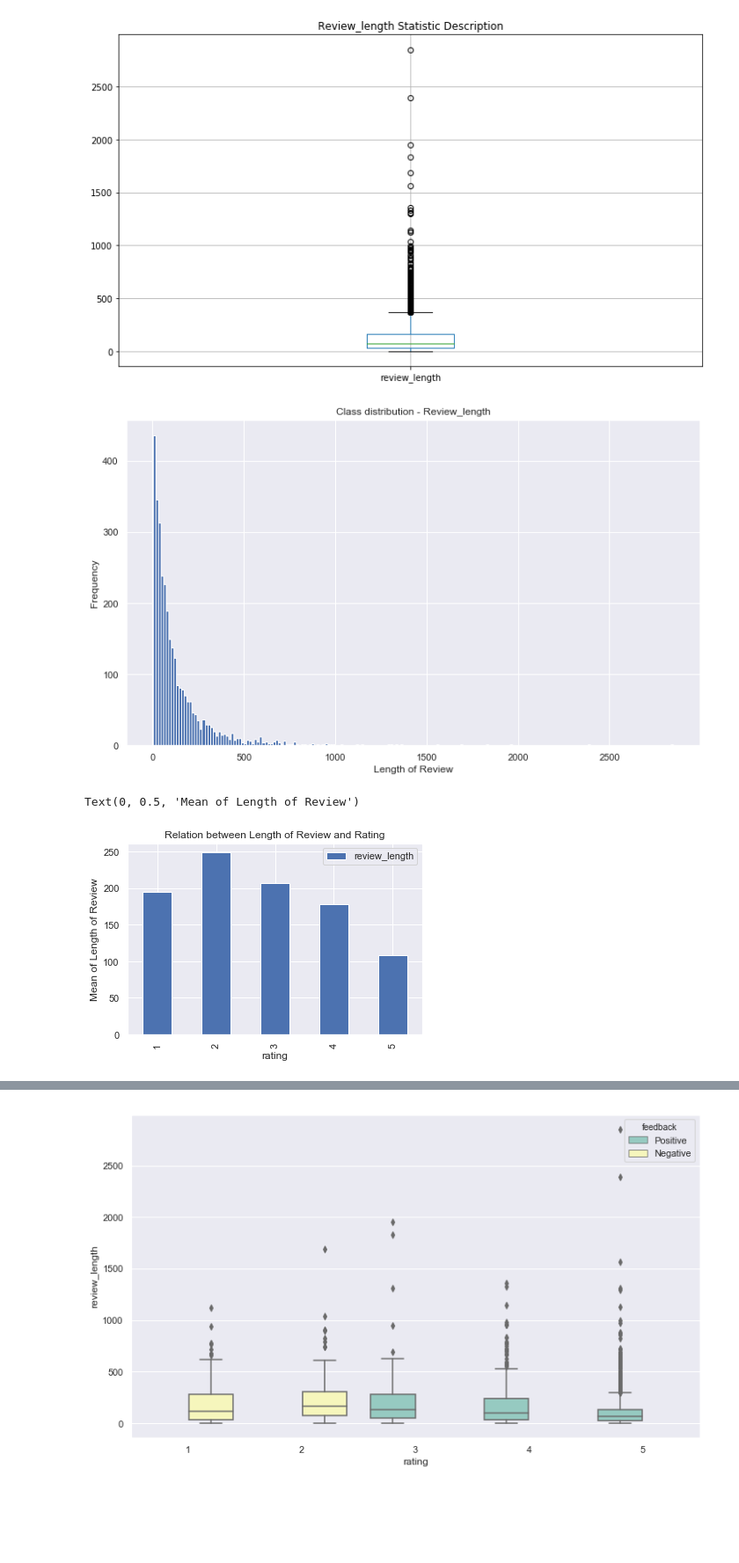
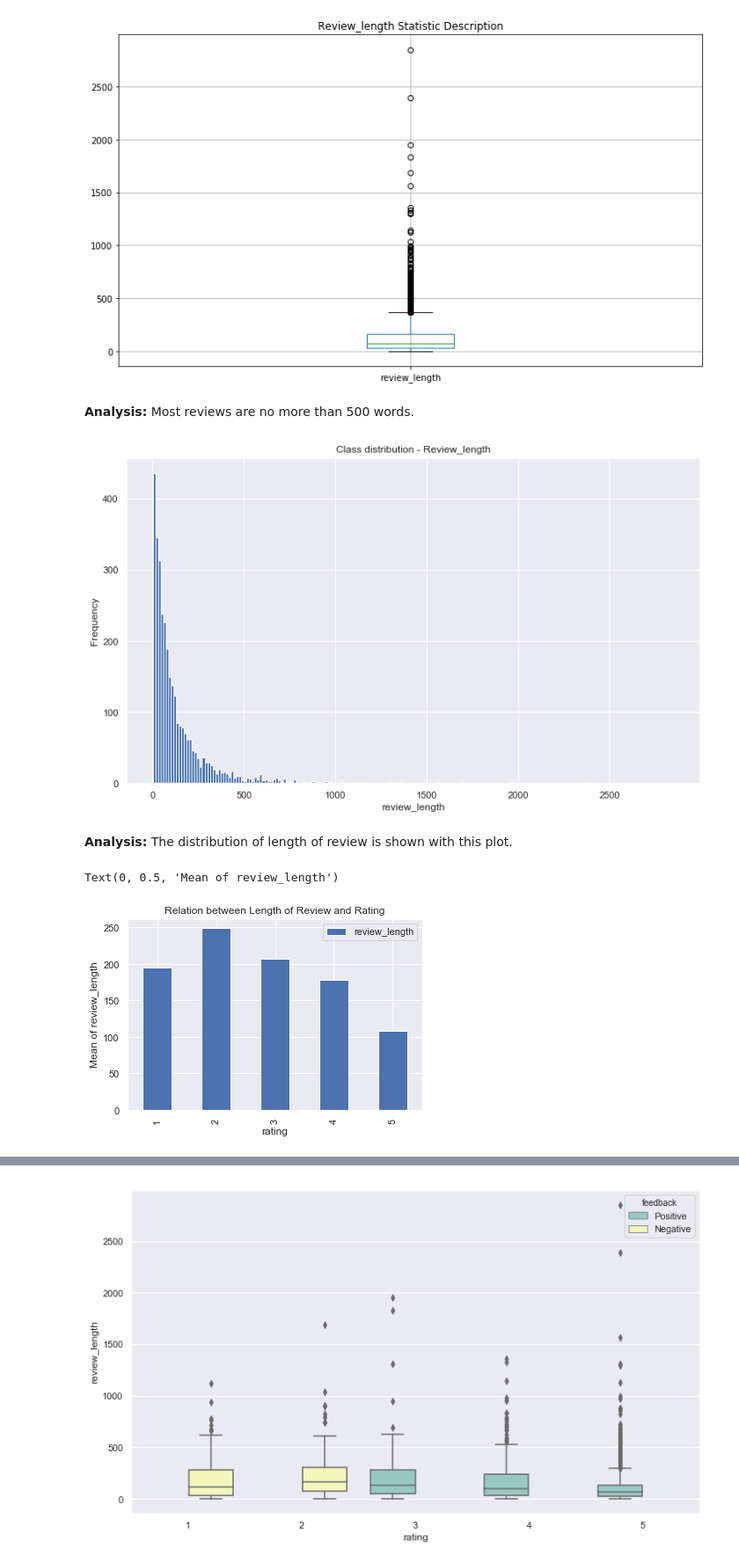
Before and after one commit to tinawangnew/capstone-project, a Jupyter notebook: amazon-alexa-review (1).ipynb, the cells around one changed output, grey strips where cells are left out. Shown: that part at 88% size. Saved outputs shown, nothing was run; the diff lists cells and outputs as text; code cells hidden in the pictures; blank space fills up the shorter version.

```diff
--- a/amazon-alexa-review (1).ipynb
+++ b/amazon-alexa-review (1).ipynb
@@ -238,18 +275,22 @@ plt.title('Review_length Statistic Description')
 plt.show()
 # %% [output]
 [figure]
+# %% [markdown]
+<b>Analysis:</b> Most reviews are no more than 500 words.
 # %%
 test['review_length'].plot(kind='hist',bins=200,figsize=(12,7))
 plt.title('Class distribution - Review_length')
-plt.xlabel('Length of Review')
+plt.xlabel('review_length')
 plt.show()
 # %% [output]
-[figure, old version]
+[figure, new version]
+# %% [markdown]
+<b>Analysis:</b> The distribution of length of review is shown with this plot.
 # %%
 test2=test.groupby('rating').mean()
 test2.head()
 test2.plot(kind='bar',title='Relation between Length of Review and Rating')
-plt.ylabel('Mean of Length of Review')
+plt.ylabel('Mean of review_length')
 # %% [output]
-Text(0, 0.5, 'Mean of Length of Review')
+Text(0, 0.5, 'Mean of review_length')
-[figure, old version]
+[figure, new version]
```
Also changed, not shown: parts of 30 cells of this notebook, 1 other file.
